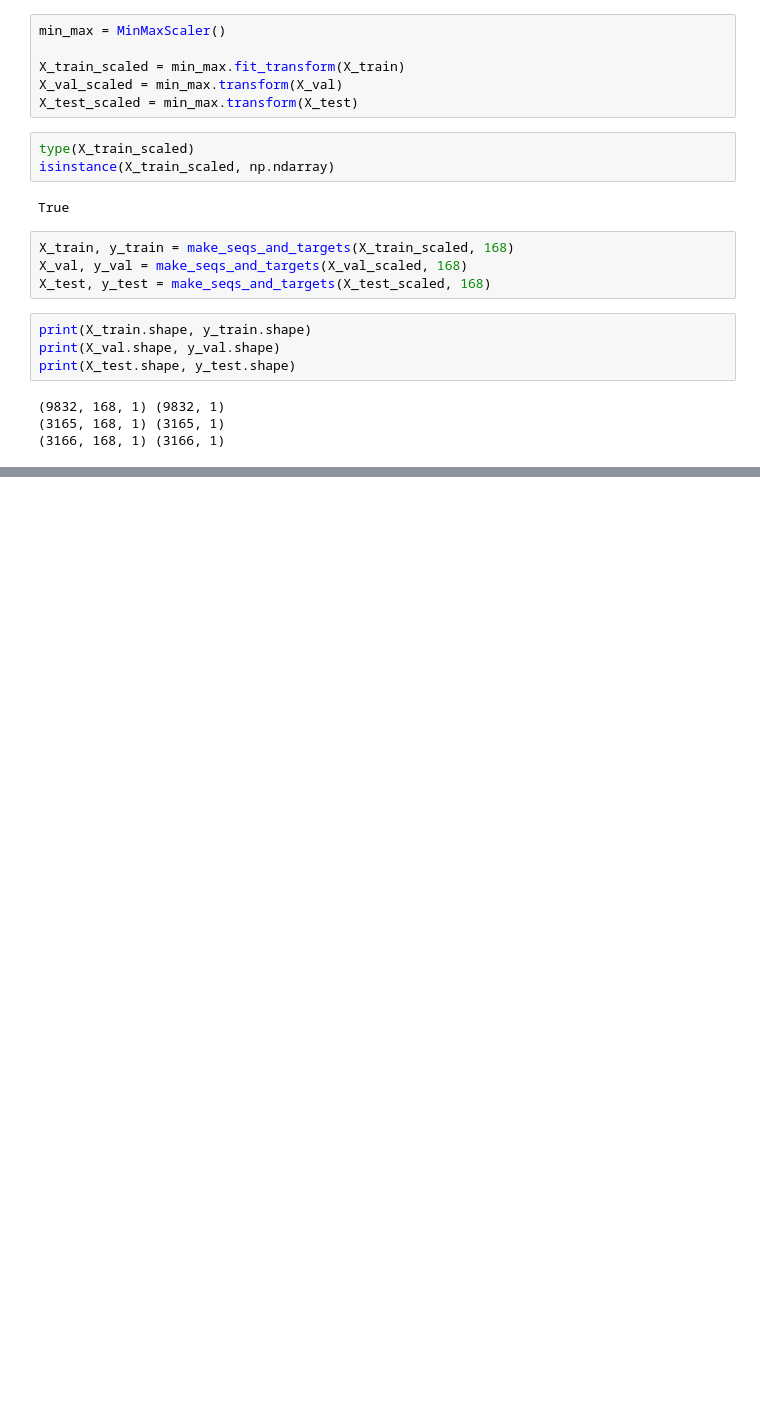
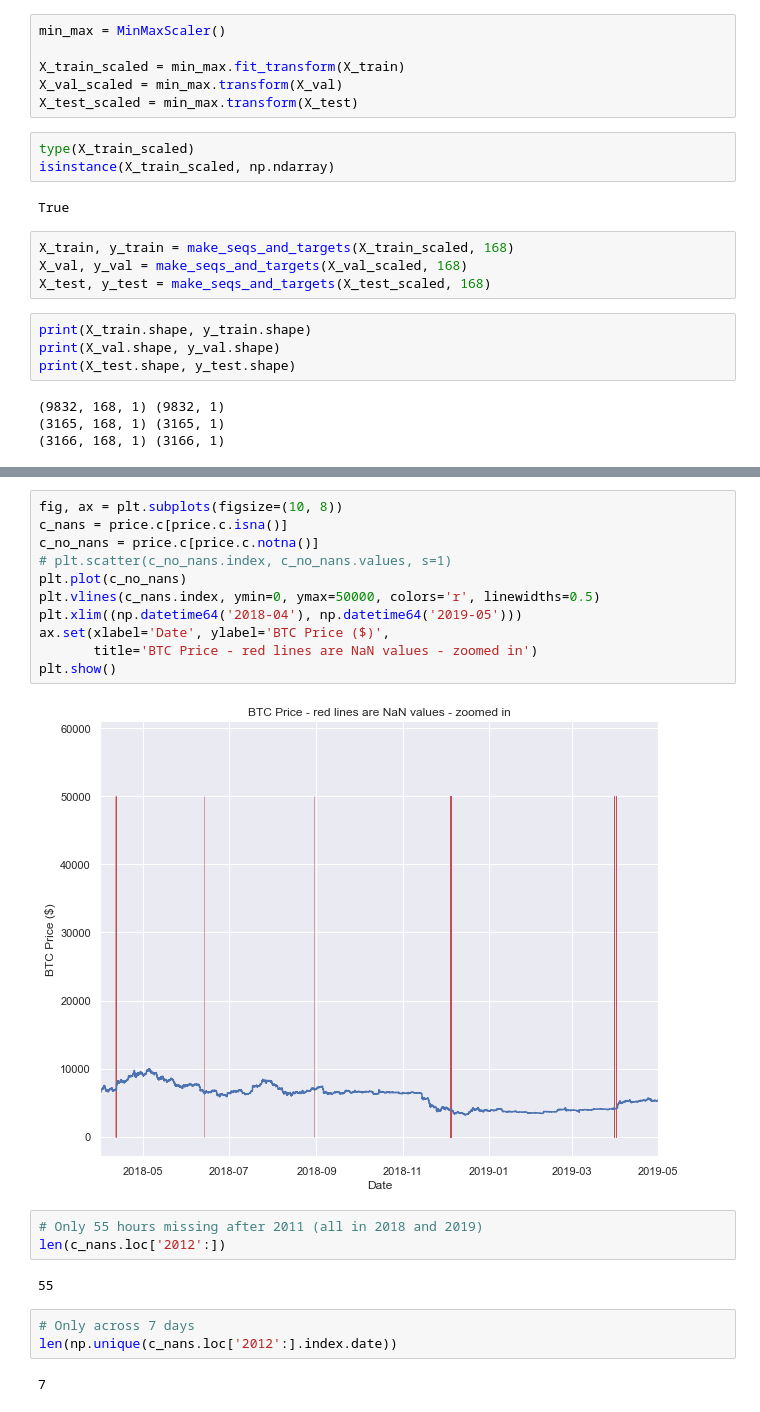
Before and after one commit to codeananda/bitcoin_price_predictor, a Jupyter notebook: price_predictor/keras_price_predictor.ipynb, the cells around one changed output, grey strips where cells are left out. Cells and saved outputs as stored; diff of their text form; blank space fills up the shorter version.

```diff
--- a/price_predictor/keras_price_predictor.ipynb
+++ b/price_predictor/keras_price_predictor.ipynb
@@ -500,0 +549,23 @@ print(X_test.shape, y_test.shape)
+# %%
+fig, ax = plt.subplots(figsize=(10, 8))
+c_nans = price.c[price.c.isna()]
+c_no_nans = price.c[price.c.notna()]
+# plt.scatter(c_no_nans.index, c_no_nans.values, s=1)
+plt.plot(c_no_nans)
+plt.vlines(c_nans.index, ymin=0, ymax=50000, colors='r', linewidths=0.5)
+plt.xlim((np.datetime64('2018-04'), np.datetime64('2019-05')))
+ax.set(xlabel='Date', ylabel='BTC Price ($)',
+       title='BTC Price - red lines are NaN values - zoomed in')
+plt.show()
+# %% [output]
+[figure, added]
+# %%
+# Only 55 hours missing after 2011 (all in 2018 and 2019)
+len(c_nans.loc['2012':])
+# %% [output]
+55
+# %%
+# Only across 7 days
+len(np.unique(c_nans.loc['2012':].index.date))
+# %% [output]
+7
```
Also changed, not shown: parts of 35 cells of this notebook.
